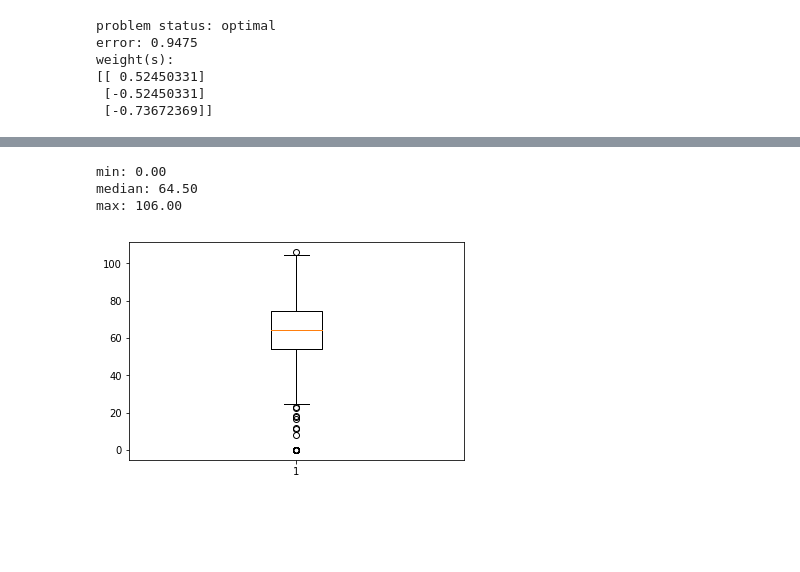
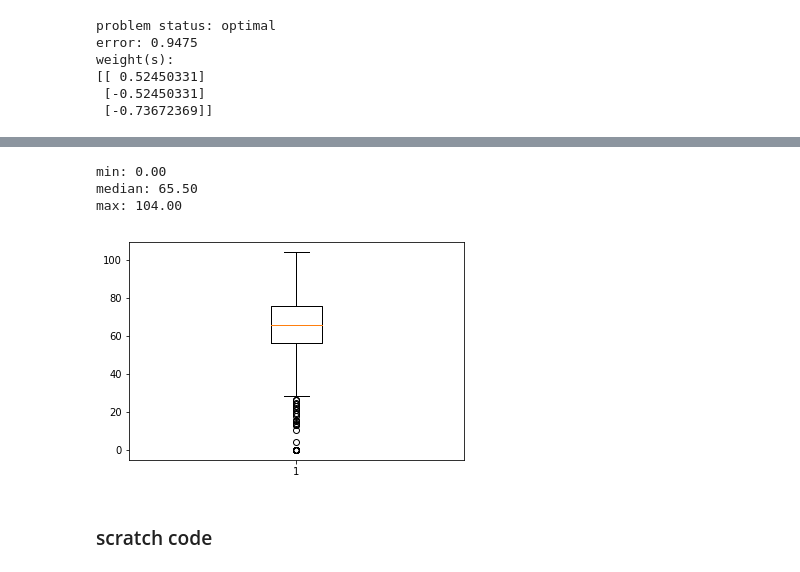
Before and after one commit to rhaksar/control-large-GMDPs, a Jupyter notebook: ebola outbreak/ebola simulations.ipynb, the cells around one changed output, grey strips where cells are left out. Drawn from its saved outputs; the diff is of its cells as text; code cells hidden in the pictures; blank space fills up the shorter version.

```diff
--- a/ebola outbreak/ebola simulations.ipynb
+++ b/ebola outbreak/ebola simulations.ipynb
@@ -352,0 +397,27 @@ max: 102.50
+# %%
+# weights_Qw = [6.41, -5.89, -6.94, 0.0412]
+weights_Qw = [4.44, -3.92, -4.97, -0.0773]
+
+st = datetime.today().strftime('%Y-%m-%d %H:%M:%S')
+print('[%s] start' % st)
+
+tic = time.clock()
+dt_Qw = []
+for s in range(1000):
+    sim = EbolaSimulator(graph, init, parameters, rng=s+1000)
+
+    while not sim.end:
+        action = []
+        if sim.iter > trigger_methods:
+            action = Qw(sim.states, graph, capacity, weights_Qw, alpha, beta, gamma, sigma)
+
+        sim.step(action)
+
+    dt = [sim.states[k]['value'] for k in sim.states.keys()]
+    dt_Qw.append(np.median(dt))
+
+st = datetime.today().strftime('%Y-%m-%d %H:%M:%S')
+print('[%s] finish' % st)
+
+toc = time.clock()
+print("%0.2fs = %0.2fm elapsed" % (toc-tic,(toc-tic)/60))
@@ -434,25 +518,25 @@ def priorwork(states, graph, capacity, weights, alpha, beta, gamma, sigma):
 
     return control
 # %%
-trigger = 5
+weights_prior = [0.52, -0.52, -0.736]
 
 st = datetime.today().strftime('%Y-%m-%d %H:%M:%S')
 print('[%s] start' % st)
 
 tic = time.clock()
-dt_list = []
+dt_prior = []
 for s in range(1000):
     sim = EbolaSimulator(graph, init, parameters, rng=s+1000)
 
     while not sim.end:
         action = []
-        if sim.iter >= trigger:
-            action = priorwork(sim.states, graph, capacity, weights, alpha, beta, gamma, sigma)
+        if sim.iter > trigger_methods:
+            action = priorwork(sim.states, graph, capacity, weights_prior, alpha, beta, gamma, sigma)
 
         sim.step(action)
 
     dt = [sim.states[k]['value'] for k in sim.states.keys()]
-    dt_list.append(np.median(dt))
+    dt_prior.append(np.median(dt))
 
 st = datetime.today().strftime('%Y-%m-%d %H:%M:%S')
 print('[%s] finish' % st)
@@ -466,11 +550,13 @@ print("%0.2fs = %0.2fm elapsed" % (toc-tic,(toc-tic)/60))
 # %%
-plt.boxplot(dt_list)
+plt.boxplot(dt_prior)
 
-print('min: %0.2f' %np.amin(dt_list))
-print('median: %0.2f' %np.median(dt_list))
-print('max: %0.2f' %np.amax(dt_list))
+print('min: %0.2f' %np.amin(dt_prior))
+print('median: %0.2f' %np.median(dt_prior))
+print('max: %0.2f' %np.amax(dt_prior))
 # %% [output]
 min: 0.00
-median: 64.50
-max: 106.00
+median: 65.50
+max: 104.00
-[figure, old version]
+[figure, new version]
+# %% [markdown]
+### scratch code
```
Also changed, not shown: parts of 26 cells of this notebook, 1 other file.
